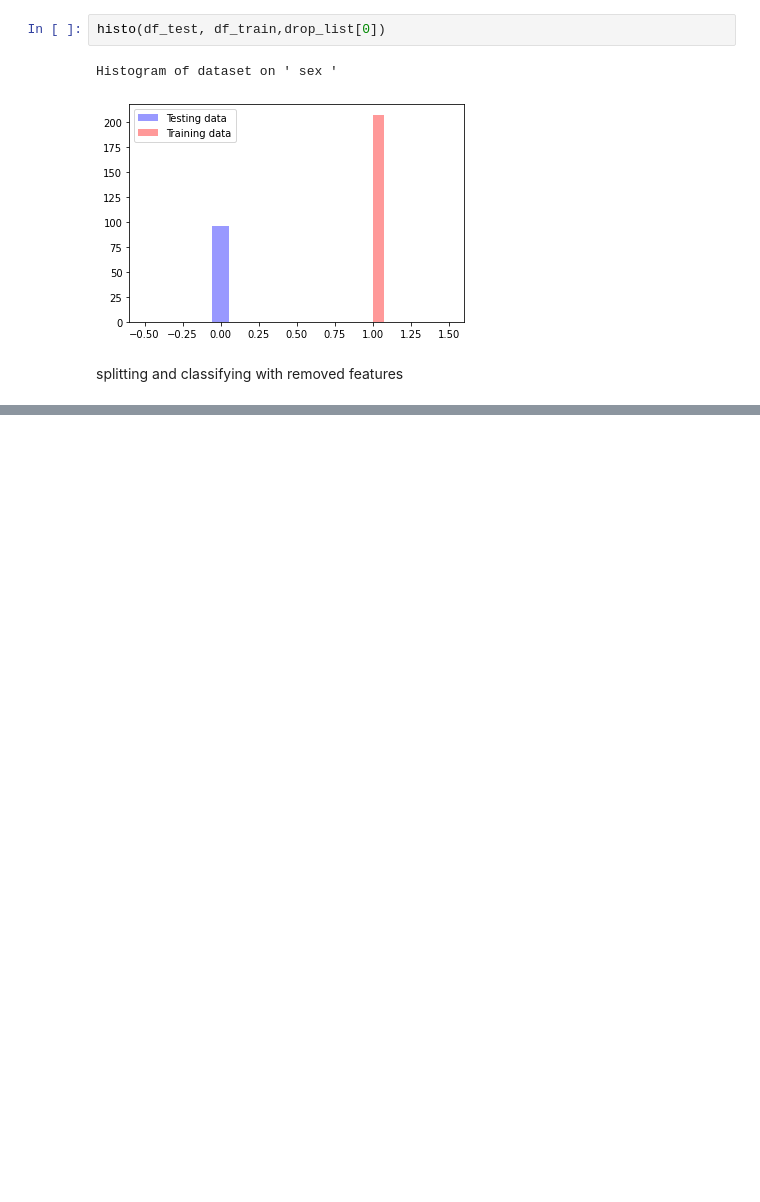
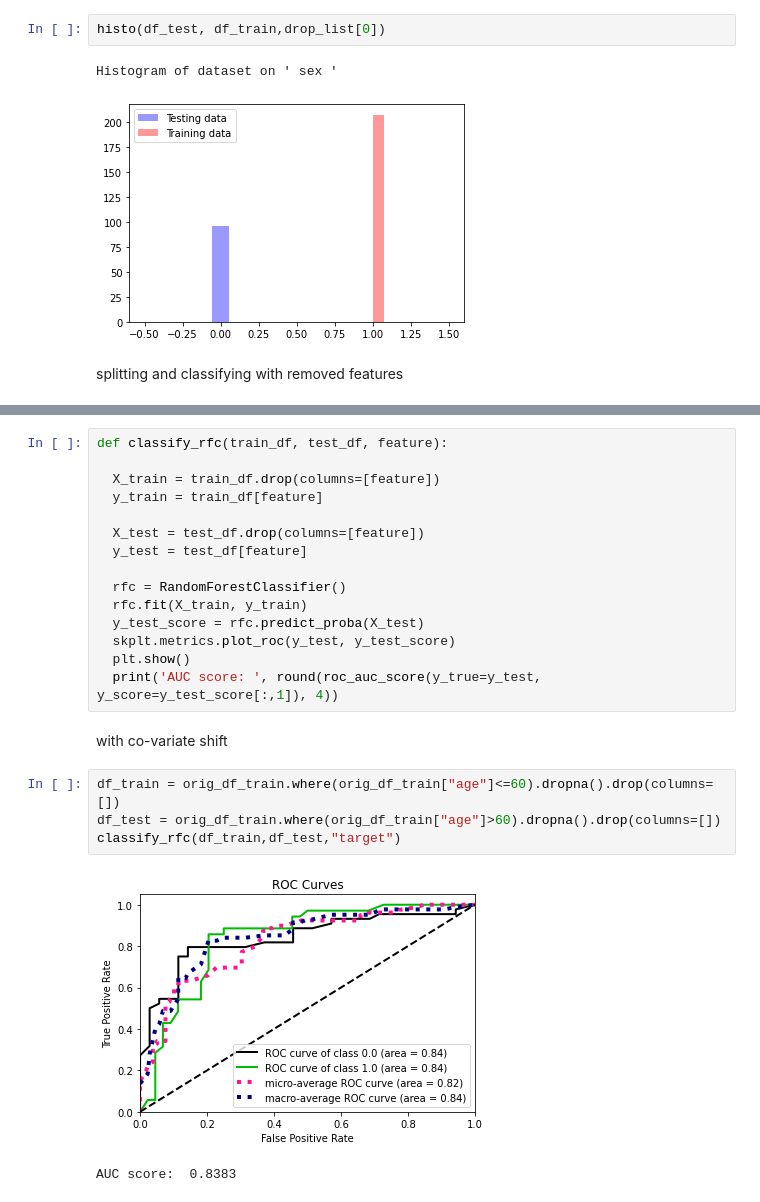
Before and after one commit to syedsauda/CE888, a Jupyter notebook: Assignment2/Assignment2_dataset2.ipynb, the cells around one changed output, grey strips where cells are left out. Drawn from its saved outputs; the diff is of its cells as text; blank space fills up the shorter version.

```diff
--- a/Assignment2/Assignment2_dataset2.ipynb
+++ b/Assignment2/Assignment2_dataset2.ipynb
@@ -163,0 +169,24 @@ AUC score:  0.7161
+# %%
+def classify_rfc(train_df, test_df, feature):
+
+  X_train = train_df.drop(columns=[feature])
+  y_train = train_df[feature]
+
+  X_test = test_df.drop(columns=[feature])
+  y_test = test_df[feature]
+
+  rfc = RandomForestClassifier()
+  rfc.fit(X_train, y_train)
+  y_test_score = rfc.predict_proba(X_test)
+  skplt.metrics.plot_roc(y_test, y_test_score)
+  plt.show()
+  print('AUC score: ', round(roc_auc_score(y_true=y_test, y_score=y_test_score[:,1]), 4))
+# %% [markdown]
+ with co-variate shift
+# %%
+df_train = orig_df_train.where(orig_df_train["age"]<=60).dropna().drop(columns=[])
+df_test = orig_df_train.where(orig_df_train["age"]>60).dropna().drop(columns=[])
+classify_rfc(df_train,df_test,"target")
+# %% [output]
+[figure, added]
+AUC score:  0.8383
```
Also changed, not shown: parts of 11 cells of this notebook.
